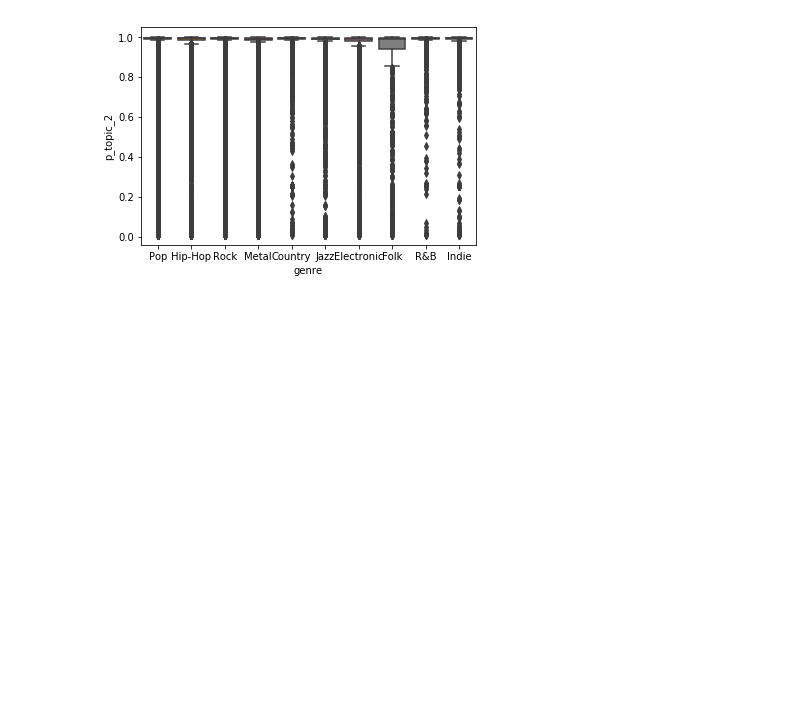
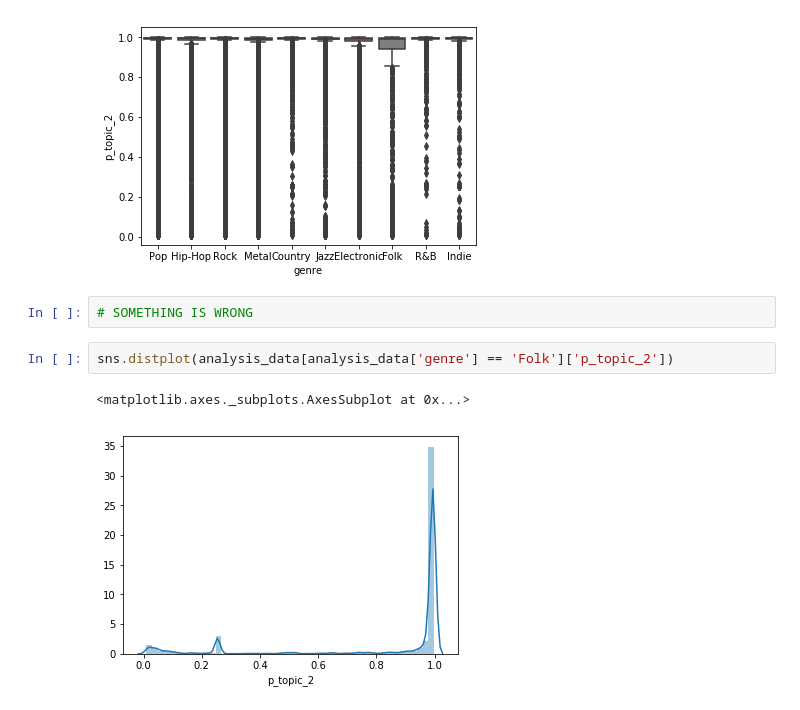
Before and after one commit to jtloong/blog_projects, a Jupyter notebook: song_lyrics/topic_analysis.ipynb, the cells around one changed output. Drawn from its saved outputs; the diff is of its cells as text; blank space fills up the shorter version.

Commit message:
Showed prob dist for topic 2 on Folk music

```diff
--- a/song_lyrics/topic_analysis.ipynb
+++ b/song_lyrics/topic_analysis.ipynb
@@ -126,3 +126,10 @@ sns.boxplot(x='genre', y='p_topic_2', data=analysis_data)
 # %% [output]
 <matplotlib.axes._subplots.AxesSubplot at 0x...>
 [figure]
+# %%
+# SOMETHING IS WRONG
+# %%
+sns.distplot(analysis_data[analysis_data['genre'] == 'Folk']['p_topic_2'])
+# %% [output]
+<matplotlib.axes._subplots.AxesSubplot at 0x...>
+[figure, added]
```
